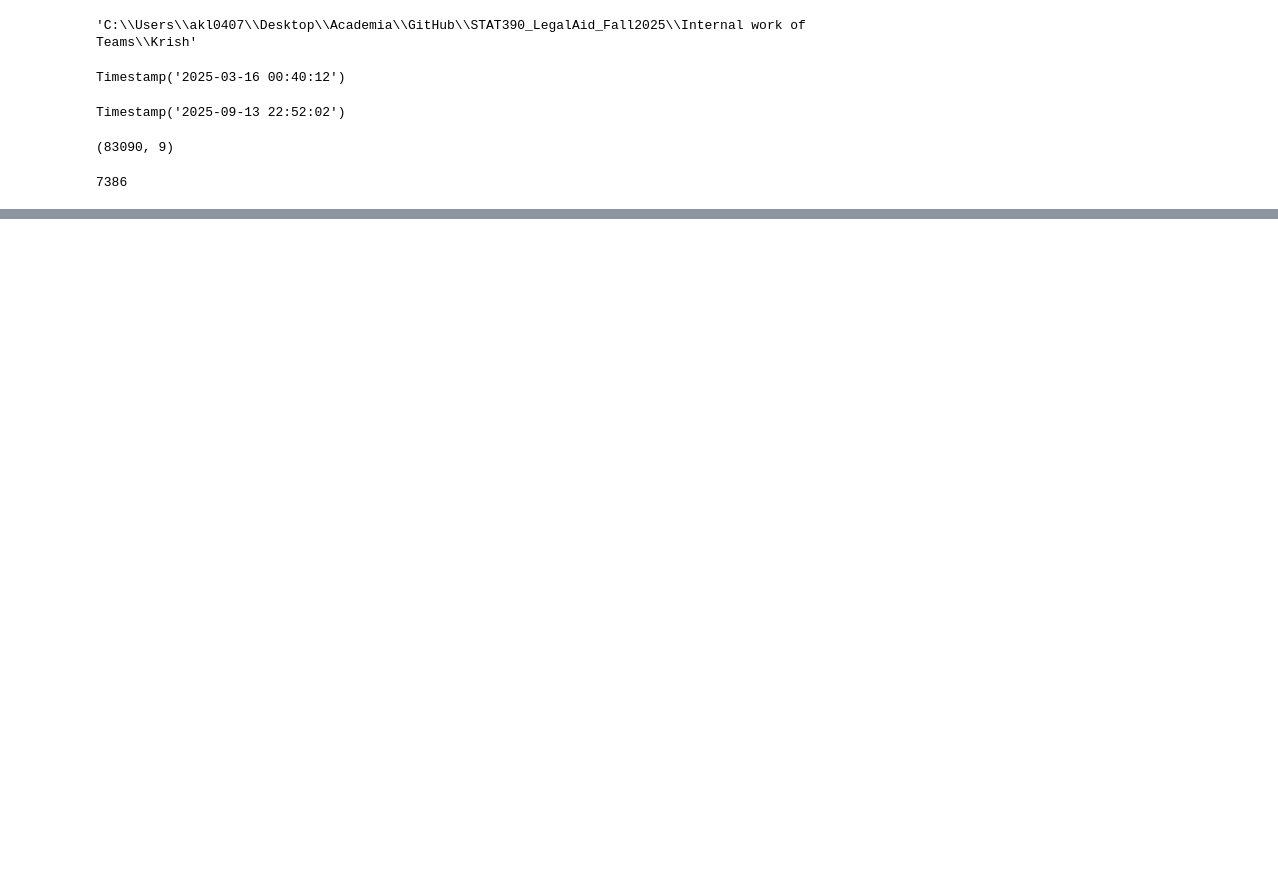
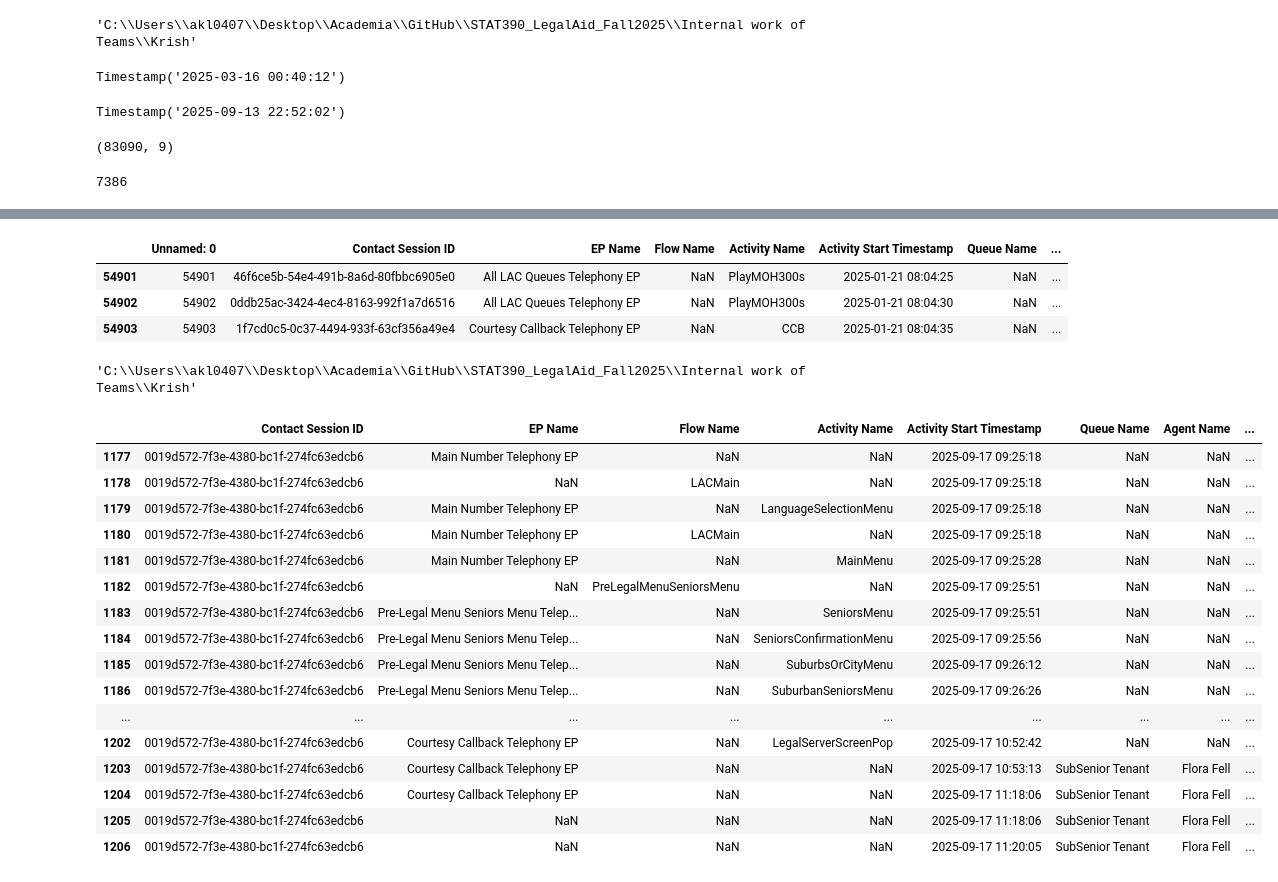
Before and after one commit to arvindkrishna87/STAT390_LegalAid_Fall2025, a Jupyter notebook: Internal work of Teams/Krish/CAR_data_import_code_and_EDA.ipynb, the cells around one changed output, grey strips where cells are left out. Drawn from its saved outputs; the diff is of its cells as text; code cells hidden in the pictures; blank space fills up the shorter version.

```diff
--- a/Internal work of Teams/Krish/CAR_data_import_code_and_EDA.ipynb
+++ b/Internal work of Teams/Krish/CAR_data_import_code_and_EDA.ipynb
@@ -412,0 +399,3 @@ df_tr
+# %%
+df_main_check = pd.read_csv('C:\\Users\\akl0407\\OneDrive - Northwestern University\\Back up\\2025-26\\Fall 2025\\LegalAid\\Processed_data\\car_appended.csv',
+                     index_col = None)
@@ -412,0 +484,7 @@ df_tr
+# %%
+df_main.loc[54901:54903,:]
+# %% [output]
+|  | Unnamed: 0 | Contact Session ID | EP Name | Flow Name | Activity Name | Activity Start Timestamp | Queue Name | ... |
+| 54901 | 54901 | 46f6ce5b-54e4-491b-8a6d-80fbbc6905e0 | All LAC Queues Telephony EP | NaN | PlayMOH300s | 2025-01-21 08:04:25 | NaN | ... |
+| 54902 | 54902 | 0ddb25ac-3424-4ec4-8163-992f1a7d6516 | All LAC Queues Telephony EP | NaN | PlayMOH300s | 2025-01-21 08:04:30 | NaN | ... |
+| 54903 | 54903 | 1f7cd0c5-0c37-4494-933f-63cf356a49e4 | Courtesy Callback Telephony EP | NaN | CCB | 2025-01-21 08:04:35 | NaN | ... |
@@ -412,0 +494,4 @@ df_tr
+# %%
+pwd
+# %% [output]
+'C:\\Users\\akl0407\\Desktop\\Academia\\GitHub\\STAT390_LegalAid_Fall2025\\Internal work of Teams\\Krish'
@@ -412,0 +500,20 @@ df_tr
+# %%
+df_main_check.loc[df_main_check['Contact Session ID'] == '0019d572-7f3e-4380-bc1f-274fc63edcb6',:]
+# %% [output]
+|  | Contact Session ID | EP Name | Flow Name | Activity Name | Activity Start Timestamp | Queue Name | Agent Name | ... |
+| 1177 | 0019d572-7f3e-4380-bc1f-274fc63edcb6 | Main Number Telephony EP | NaN | NaN | 2025-09-17 09:25:18 | NaN | NaN | ... |
+| 1178 | 0019d572-7f3e-4380-bc1f-274fc63edcb6 | NaN | LACMain | NaN | 2025-09-17 09:25:18 | NaN | NaN | ... |
+| 1179 | 0019d572-7f3e-4380-bc1f-274fc63edcb6 | Main Number Telephony EP | NaN | LanguageSelectionMenu | 2025-09-17 09:25:18 | NaN | NaN | ... |
+| 1180 | 0019d572-7f3e-4380-bc1f-274fc63edcb6 | Main Number Telephony EP | LACMain | NaN | 2025-09-17 09:25:18 | NaN | NaN | ... |
+| 1181 | 0019d572-7f3e-4380-bc1f-274fc63edcb6 | Main Number Telephony EP | NaN | MainMenu | 2025-09-17 09:25:28 | NaN | NaN | ... |
+| 1182 | 0019d572-7f3e-4380-bc1f-274fc63edcb6 | NaN | PreLegalMenuSeniorsMenu | NaN | 2025-09-17 09:25:51 | NaN | NaN | ... |
+| 1183 | 0019d572-7f3e-4380-bc1f-274fc63edcb6 | Pre-Legal Menu Seniors Menu Telep... | NaN | SeniorsMenu | 2025-09-17 09:25:51 | NaN | NaN | ... |
+| 1184 | 0019d572-7f3e-4380-bc1f-274fc63edcb6 | Pre-Legal Menu Seniors Menu Telep... | NaN | SeniorsConfirmationMenu | 2025-09-17 09:25:56 | NaN | NaN | ... |
+| 1185 | 0019d572-7f3e-4380-bc1f-274fc63edcb6 | Pre-Legal Menu Seniors Menu Telep... | NaN | SuburbsOrCityMenu | 2025-09-17 09:26:12 | NaN | NaN | ... |
+| 1186 | 0019d572-7f3e-4380-bc1f-274fc63edcb6 | Pre-Legal Menu Seniors Menu Telep... | NaN | SuburbanSeniorsMenu | 2025-09-17 09:26:26 | NaN | NaN | ... |
+| ... | ... | ... | ... | ... | ... | ... | ... | ... |
+| 1202 | 0019d572-7f3e-4380-bc1f-274fc63edcb6 | Courtesy Callback Telephony EP | NaN | LegalServerScreenPop | 2025-09-17 10:52:42 | NaN | NaN | ... |
+| 1203 | 0019d572-7f3e-4380-bc1f-274fc63edcb6 | Courtesy Callback Telephony EP | NaN | NaN | 2025-09-17 10:53:13 | SubSenior Tenant | Flora Fell | ... |
+| 1204 | 0019d572-7f3e-4380-bc1f-274fc63edcb6 | Courtesy Callback Telephony EP | NaN | NaN | 2025-09-17 11:18:06 | SubSenior Tenant | Flora Fell | ... |
+| 1205 | 0019d572-7f3e-4380-bc1f-274fc63edcb6 | NaN | NaN | NaN | 2025-09-17 11:18:06 | SubSenior Tenant | Flora Fell | ... |
+| 1206 | 0019d572-7f3e-4380-bc1f-274fc63edcb6 | NaN | NaN | NaN | 2025-09-17 11:20:05 | SubSenior Tenant | Flora Fell | ... |
```
Also changed, not shown: parts of 27 cells of this notebook, 2 other files.
